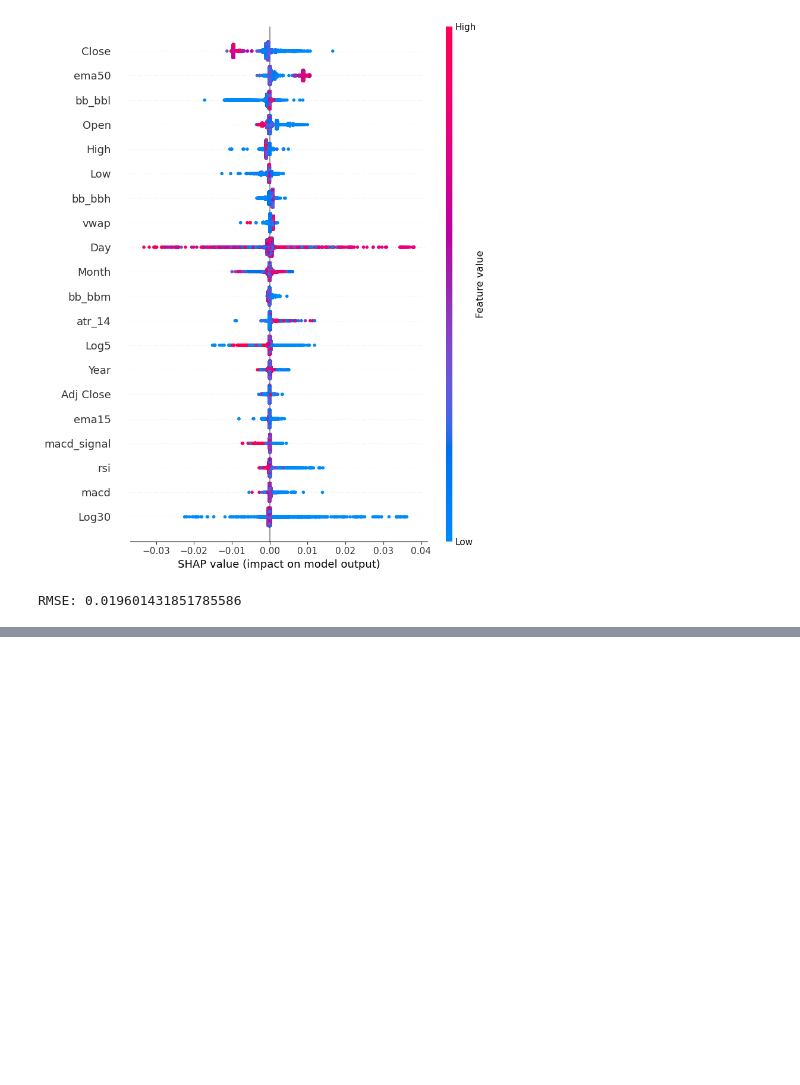
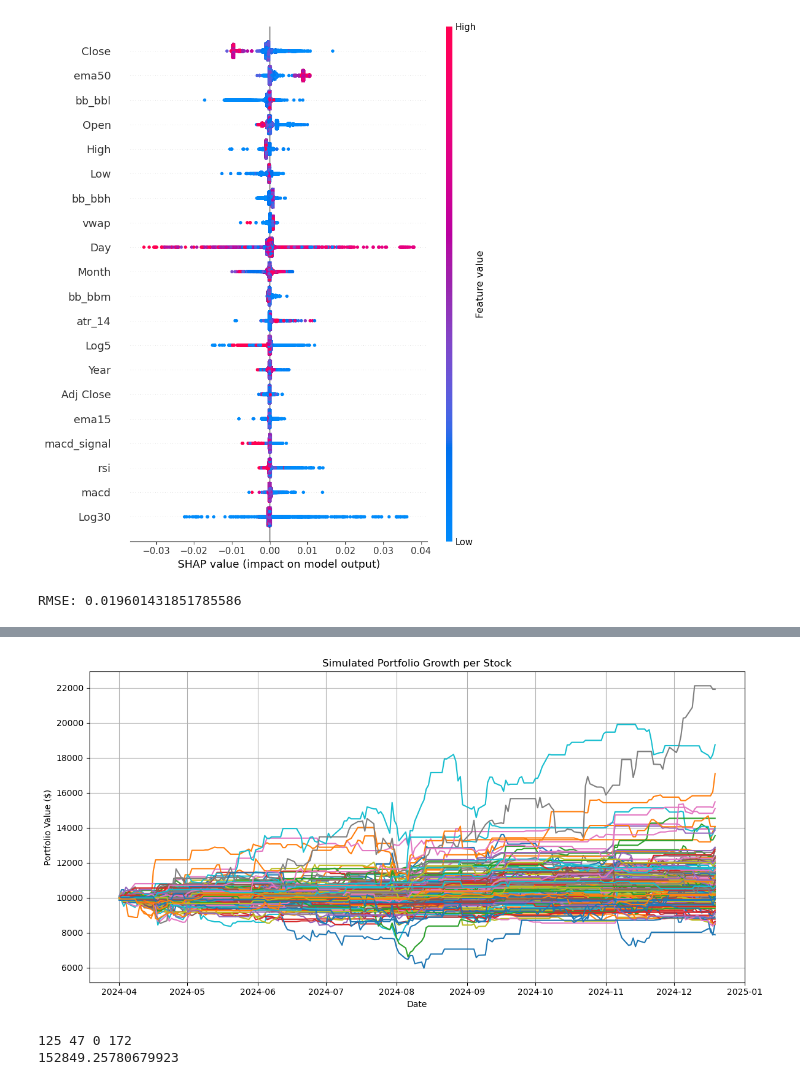
Before and after one commit to elijahmccauley/CX4240_Weather_and_Stocks, a Jupyter notebook: standard_staock.ipynb, the cells around one changed output, grey strips where cells are left out. Drawn from its saved outputs; the diff is of its cells as text; code cells hidden in the pictures; blank space fills up the shorter version.

Commit message:
Add a couple more graphs and trading thresholds

```diff
--- a/standard_staock.ipynb
+++ b/standard_staock.ipynb
@@ -797,0 +798,50 @@ print(total_change)
+# %%
+initial_cash = 10000
+threshold = 0.001
+portfolio_history = {}
+symbols = last_year_data['Symbol'].unique()
+for symbol in symbols:
+    symbol_df = last_year_data[last_year_data['Symbol'] == symbol].copy()
+    X = symbol_df.drop(['Date', 'Symbol', 'Target', 'Pct_Change'], axis=1)
+    y = symbol_df['Pct_Change']
+    dates = symbol_df['Date'].values
+
+    preds = reg.predict(X)
+
+    cash = initial_cash
+    returns = []
+
+    for pred, actual in zip(preds, y):
+        if pred > threshold:
+            cash *= (1 + actual)
+        returns.append(cash)
+
+    portfolio_history[symbol] = (dates, returns)
+plt.figure(figsize=(12, 6))
+for symbol, (dates, returns) in portfolio_history.items():
+    plt.plot(dates, returns, label=symbol)
+
+plt.title("Simulated Portfolio Growth per Stock")
+plt.xlabel("Date")
+plt.ylabel("Portfolio Value ($)")
+plt.grid(True)
+plt.tight_layout()
+plt.show()
+successes = 0
+losses = 0
+no_trades = 0
+total_change = 0
+for symbol, (dates, returns) in portfolio_history.items():
+    total_change += returns[-1] - 10000
+    if returns[-1] > 10000:
+        successes += 1
+    elif returns[-1] < 10000:
+        losses += 1
+    elif returns[-1] == 10000:
+        no_trades += 1
+print(successes, losses, no_trades, len(portfolio_history.items()))
+print(total_change)
+# %% [output]
+[figure, added]
+125 47 0 172
+152849.25780679923
```
Also changed, not shown: parts of 4 cells of this notebook.
